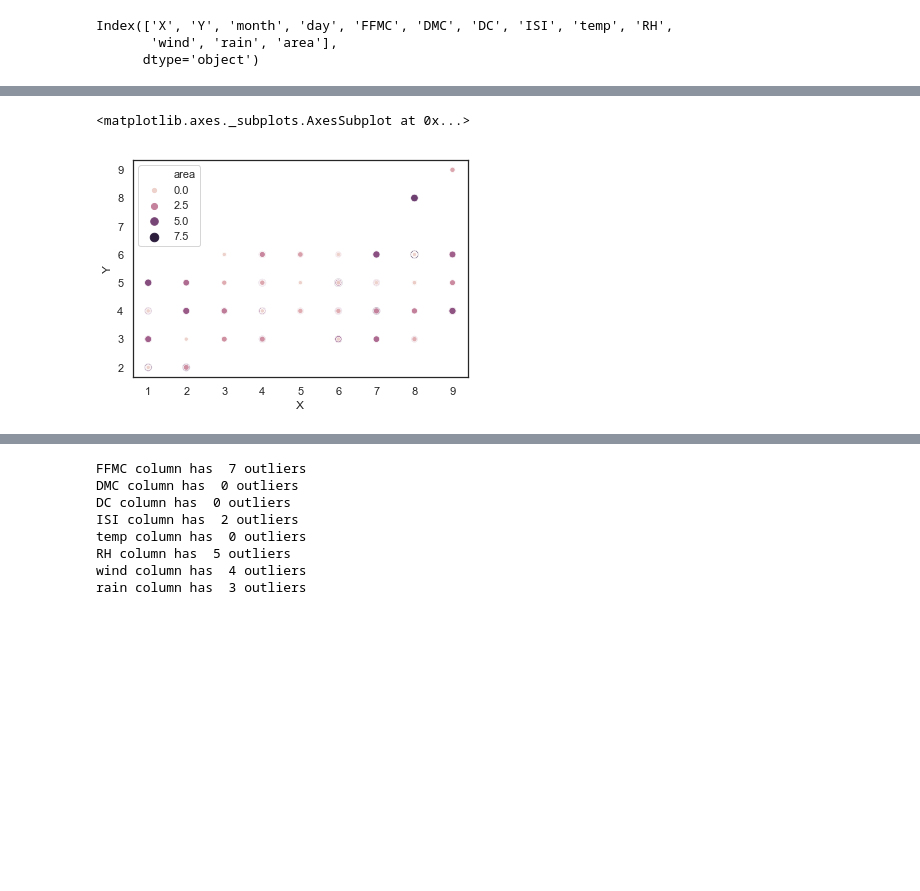
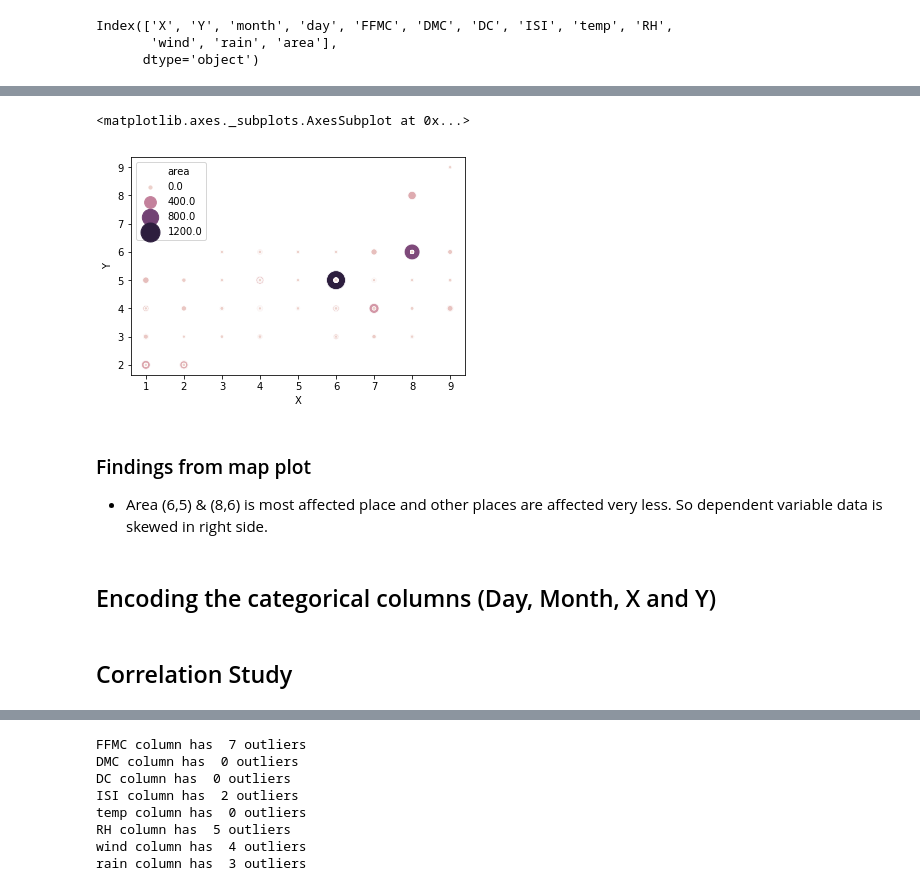
Before and after one commit to balag752/Machine-Learning-1, a Jupyter notebook: ML Project/Fire prediction.ipynb, the cells around one changed output, grey strips where cells are left out. Drawn from its saved outputs; the diff is of its cells as text; code cells hidden in the pictures; blank space fills up the shorter version.

```diff
--- a/ML Project/Fire prediction.ipynb
+++ b/ML Project/Fire prediction.ipynb
@@ -120,5 +130,11 @@ Data["area"].plot(kind='hist', bins=10)
 # %%
-sns.scatterplot(x='X', y='Y',size='area', hue='area', data=Data)
+sns.scatterplot(x='X', y='Y',size='area', hue='area', data=Data,sizes=(10, 360))
 # %% [output]
 <matplotlib.axes._subplots.AxesSubplot at 0x...>
-[figure, old version]
+[figure, new version]
+# %% [markdown]
+### Findings from map plot
+
+- Area (6,5) & (8,6) is most affected place and other places are affected very less. So dependent variable data is skewed in right side.
+# %% [markdown]
+## Encoding the categorical columns (Day, Month, X and Y)
@@ -125,3 +165,5 @@ sns.scatterplot(x='X', y='Y',size='area', hue='area', data=Data)
+# %% [markdown]
+## Correlation Study
 # %%
 #Data['X']=Data['X'].astype('object', copy=True)
 #Data['Y']=Data['Y'].astype('object', copy=True)
```
Also changed, not shown: parts of 34 cells of this notebook, 1 other file.
